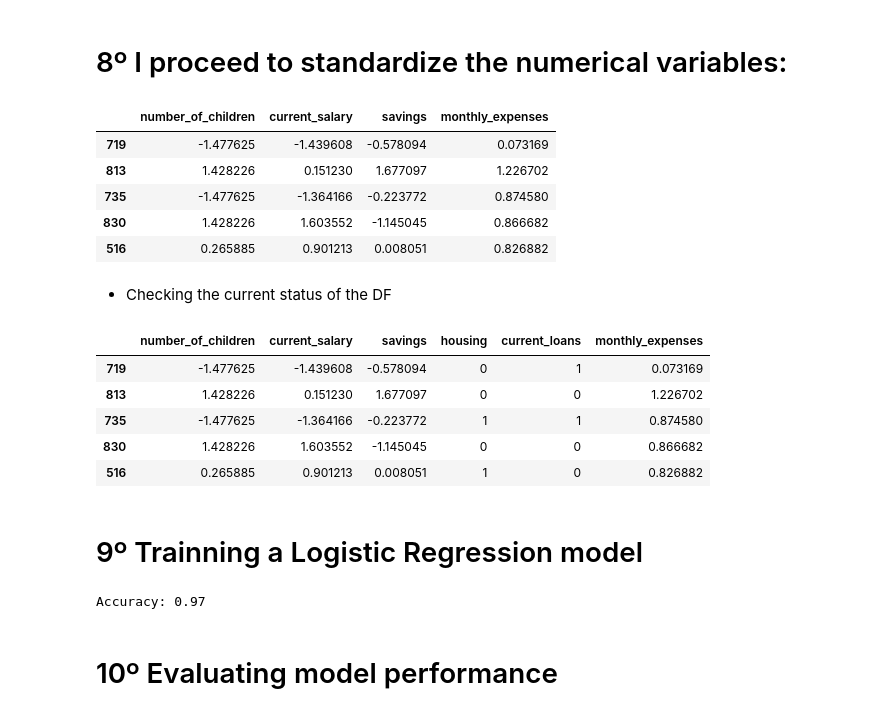
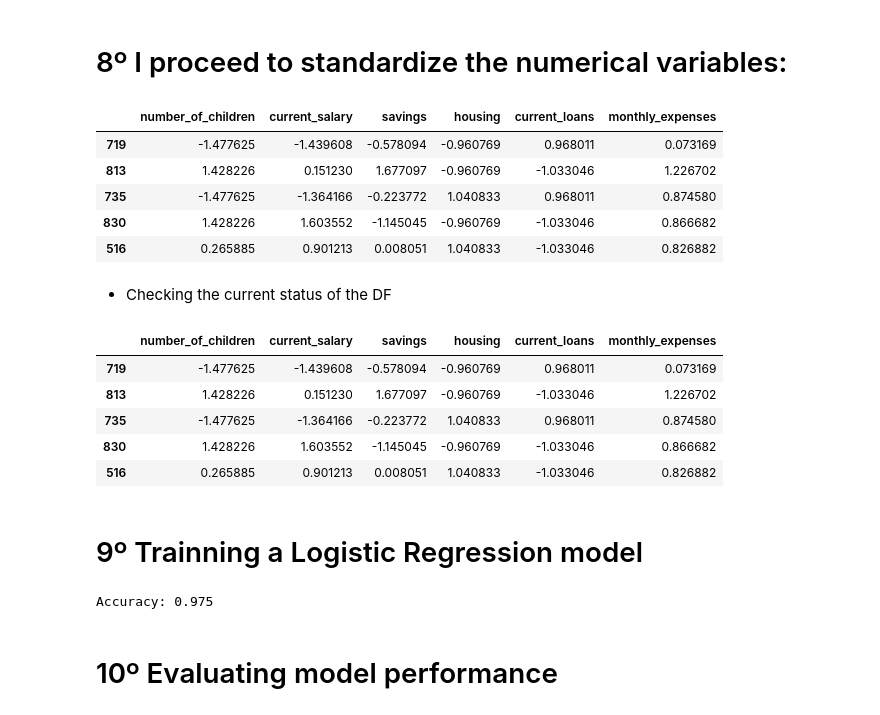
Before and after one commit to JaviDoria/Credit-Card-Project, a Jupyter notebook: CC_Model.ipynb, the cells around one changed output. Saved outputs shown, nothing was run; the diff lists cells and outputs as text; code cells hidden in the pictures.

```diff
--- a/CC_Model.ipynb
+++ b/CC_Model.ipynb
@@ -326,32 +326,32 @@ print(X_train)
 # %%
 from sklearn.preprocessing import StandardScaler
 
-numeric_columns = X_train.select_dtypes(include=['float64', 'int64']).columns.tolist()
+numeric_columns = X_train.select_dtypes(include=['float64', 'int']).columns.tolist()
 
 scaler = StandardScaler()
 
 X_train[numeric_columns] = scaler.fit_transform(X_train[numeric_columns])
 X_test[numeric_columns] = scaler.transform(X_test[numeric_columns])
 
 X_train[numeric_columns].head()
 # %% [output]
-|  | number_of_children | current_salary | savings | monthly_expenses |
-| 719 | -1.477625 | -1.439608 | -0.578094 | 0.073169 |
-| 813 | 1.428226 | 0.151230 | 1.677097 | 1.226702 |
-| 735 | -1.477625 | -1.364166 | -0.223772 | 0.874580 |
-| 830 | 1.428226 | 1.603552 | -1.145045 | 0.866682 |
-| 516 | 0.265885 | 0.901213 | 0.008051 | 0.826882 |
+|  | number_of_children | current_salary | savings | housing | current_loans | monthly_expenses |
+| 719 | -1.477625 | -1.439608 | -0.578094 | -0.960769 | 0.968011 | 0.073169 |
+| 813 | 1.428226 | 0.151230 | 1.677097 | -0.960769 | -1.033046 | 1.226702 |
+| 735 | -1.477625 | -1.364166 | -0.223772 | 1.040833 | 0.968011 | 0.874580 |
+| 830 | 1.428226 | 1.603552 | -1.145045 | -0.960769 | -1.033046 | 0.866682 |
+| 516 | 0.265885 | 0.901213 | 0.008051 | 1.040833 | -1.033046 | 0.826882 |
 # %% [markdown]
 * Checking the current status of the DF
 # %%
 X_train.head()
 # %% [output]
 |  | number_of_children | current_salary | savings | housing | current_loans | monthly_expenses |
-| 719 | -1.477625 | -1.439608 | -0.578094 | 0 | 1 | 0.073169 |
-| 813 | 1.428226 | 0.151230 | 1.677097 | 0 | 0 | 1.226702 |
-| 735 | -1.477625 | -1.364166 | -0.223772 | 1 | 1 | 0.874580 |
-| 830 | 1.428226 | 1.603552 | -1.145045 | 0 | 0 | 0.866682 |
-| 516 | 0.265885 | 0.901213 | 0.008051 | 1 | 0 | 0.826882 |
+| 719 | -1.477625 | -1.439608 | -0.578094 | -0.960769 | 0.968011 | 0.073169 |
+| 813 | 1.428226 | 0.151230 | 1.677097 | -0.960769 | -1.033046 | 1.226702 |
+| 735 | -1.477625 | -1.364166 | -0.223772 | 1.040833 | 0.968011 | 0.874580 |
+| 830 | 1.428226 | 1.603552 | -1.145045 | -0.960769 | -1.033046 | 0.866682 |
+| 516 | 0.265885 | 0.901213 | 0.008051 | 1.040833 | -1.033046 | 0.826882 |
 # %% [markdown]
 # 9º Trainning a Logistic Regression model
 # %%
@@ -367,7 +367,7 @@ Y_pred = model.predict(X_test)
 accuracy = accuracy_score(Y_test, Y_pred)
 print("Accuracy:", accuracy)
 # %% [output]
-Accuracy: 0.97
+Accuracy: 0.975
 # %% [markdown]
 # 10º Evaluating model performance
 # %%
```
Also changed, not shown: parts of 3 cells of this notebook.
